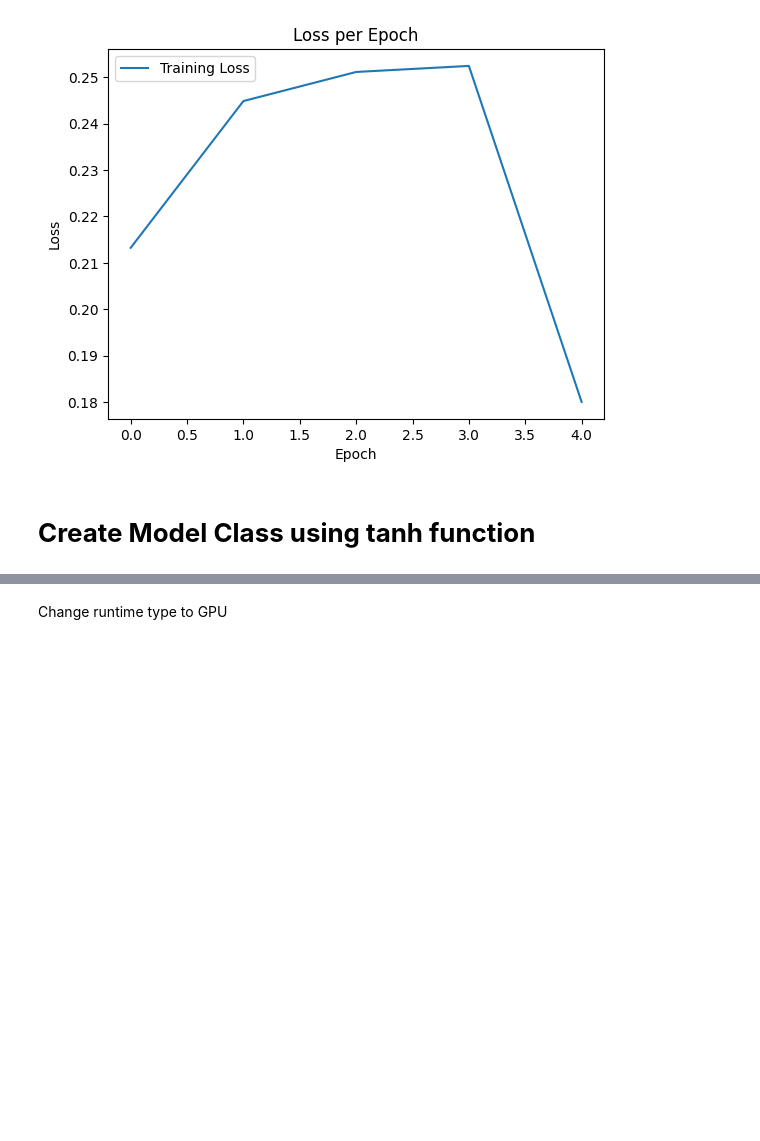
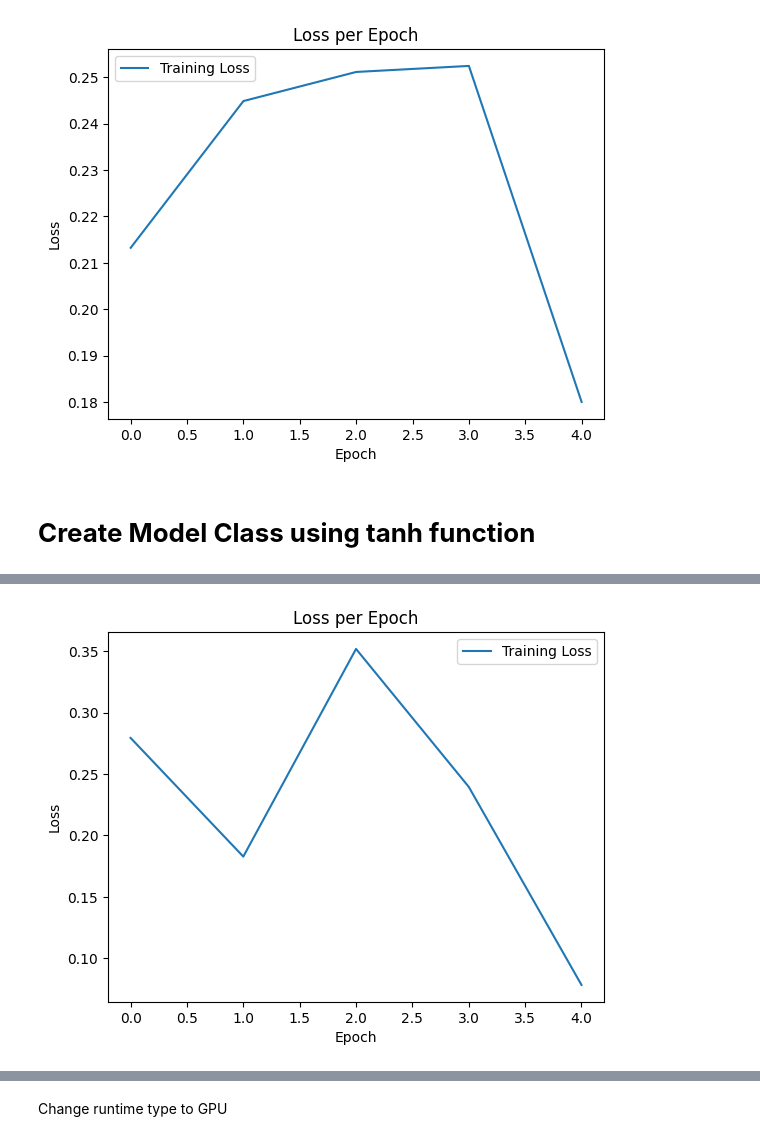
Before and after one commit to ainimesh/AIML-Coding-Lab-Material, a Jupyter notebook: Basics_of_NN_Pytorch.ipynb, the cells around one changed output, grey strips where cells are left out. Drawn from its saved outputs; the diff is of its cells as text; code cells hidden in the pictures; blank space fills up the shorter version.

```diff
--- a/Basics_of_NN_Pytorch.ipynb
+++ b/Basics_of_NN_Pytorch.ipynb
@@ -368,6 +385,7 @@ optimizer = torch.optim.SGD(model.parameters(), lr=learning_rate)
 TRAIN THE MODEL
 '''
 iter = 0
+losses2 = []
 for epoch in range(num_epochs):
     for i, (images, labels) in enumerate(train_loader):
         # Load images with gradient accumulation capabilities
@@ -415,4 +433,5 @@ for epoch in range(num_epochs):
 
             # Print Loss
             print('Iteration: {}. Loss: {}. Accuracy: {}'.format(iter, loss.item(), accuracy))
+    losses2.append(loss.item())
 # %% [output]
@@ -424,0 +444,4 @@ Iteration: 3000. Loss: 0.30792418122291565. Accuracy: 92.19999694824219
+# %%
+plot_loss(losses2)
+# %% [output]
+[figure, added]
```
Also changed, not shown: parts of 15 cells of this notebook, 1 other file.
